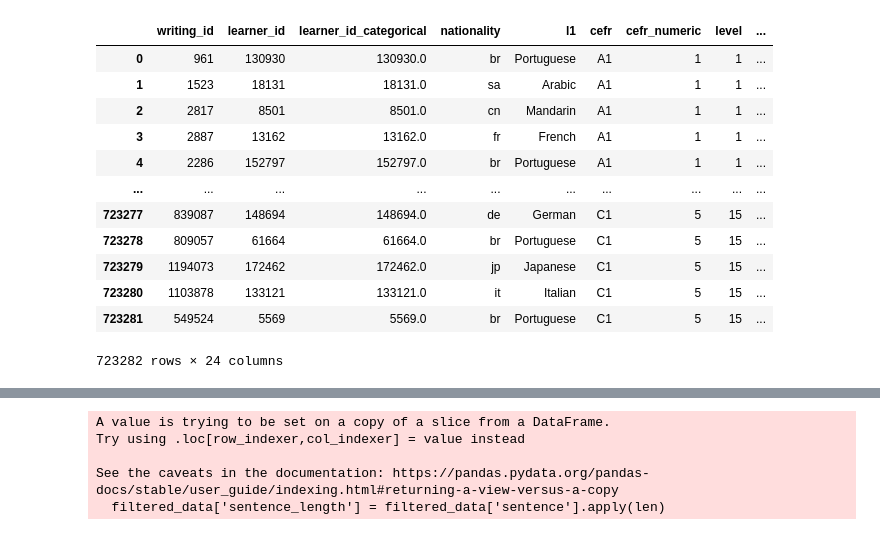
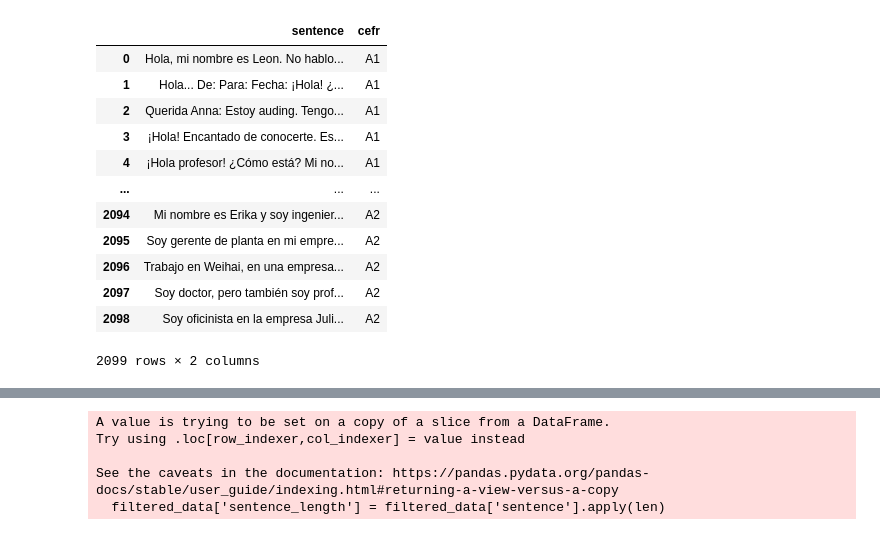
Before and after one commit to steepsalvadorman/MLF, a Jupyter notebook: dataexploration.ipynb, the cells around one changed output, grey strips where cells are left out. Cells and saved outputs as stored; diff of their text form; code cells hidden in the pictures.

```diff
--- a/dataexploration.ipynb
+++ b/dataexploration.ipynb
@@ -14,30 +14,25 @@ import os
 # You can also write temporary files to /kaggle/temp/, but they won't be saved outside of the current session
 # %%
 # Rutas de los archivos de Excel
-file_path1 = 'EFCAMDAT1.xlsx'  # Actualiza con la ruta de tu primer archivo
-file_path2 = 'EFCAMDAT2.xlsx'  # Actualiza con la ruta de tu segundo archivo
+file_path = 'DataRevisar.xlsx' # Actualiza con la ruta de tu segundo archivo
 
 # Cargar los datos de ambos archivos
-data1 = pd.read_excel(file_path1)
-data2 = pd.read_excel(file_path2)
-
-# Combinar los DataFrames
-combined_data = pd.concat([data1, data2], ignore_index=True)
+data = pd.read_excel(file_path)
 
 # Ver el DataFrame combinado
-combined_data
+data
 # %% [output]
-|  | writing_id | learner_id | learner_id_categorical | nationality | l1 | cefr | cefr_numeric | level | ... |
-| 0 | 961 | 130930 | 130930.0 | br | Portuguese | A1 | 1 | 1 | ... |
-| 1 | 1523 | 18131 | 18131.0 | sa | Arabic | A1 | 1 | 1 | ... |
-| 2 | 2817 | 8501 | 8501.0 | cn | Mandarin | A1 | 1 | 1 | ... |
-| 3 | 2887 | 13162 | 13162.0 | fr | French | A1 | 1 | 1 | ... |
-| 4 | 2286 | 152797 | 152797.0 | br | Portuguese | A1 | 1 | 1 | ... |
-| ... | ... | ... | ... | ... | ... | ... | ... | ... | ... |
-| 723277 | 839087 | 148694 | 148694.0 | de | German | C1 | 5 | 15 | ... |
-| 723278 | 809057 | 61664 | 61664.0 | br | Portuguese | C1 | 5 | 15 | ... |
-| 723279 | 1194073 | 172462 | 172462.0 | jp | Japanese | C1 | 5 | 15 | ... |
-| 723280 | 1103878 | 133121 | 133121.0 | it | Italian | C1 | 5 | 15 | ... |
-| 723281 | 549524 | 5569 | 5569.0 | br | Portuguese | C1 | 5 | 15 | ... |
+|  | sentence | cefr |
+| 0 | Hola, mi nombre es Leon. No hablo... | A1 |
+| 1 | Hola... De: Para: Fecha: ¡Hola! ¿... | A1 |
+| 2 | Querida Anna: Estoy auding. Tengo... | A1 |
+| 3 | ¡Hola! Encantado de conocerte. Es... | A1 |
+| 4 | ¡Hola profesor! ¿Cómo está? Mi no... | A1 |
+| ... | ... | ... |
+| 2094 | Mi nombre es Erika y soy ingenier... | A2 |
+| 2095 | Soy gerente de planta en mi empre... | A2 |
+| 2096 | Trabajo en Weihai, en una empresa... | A2 |
+| 2097 | Soy doctor, pero también soy prof... | A2 |
+| 2098 | Soy oficinista en la empresa Juli... | A2 |
-723282 rows × 24 columns
+2099 rows × 2 columns
 # %%
```
Also changed, not shown: parts of 8 cells of this notebook, 9 other files.
